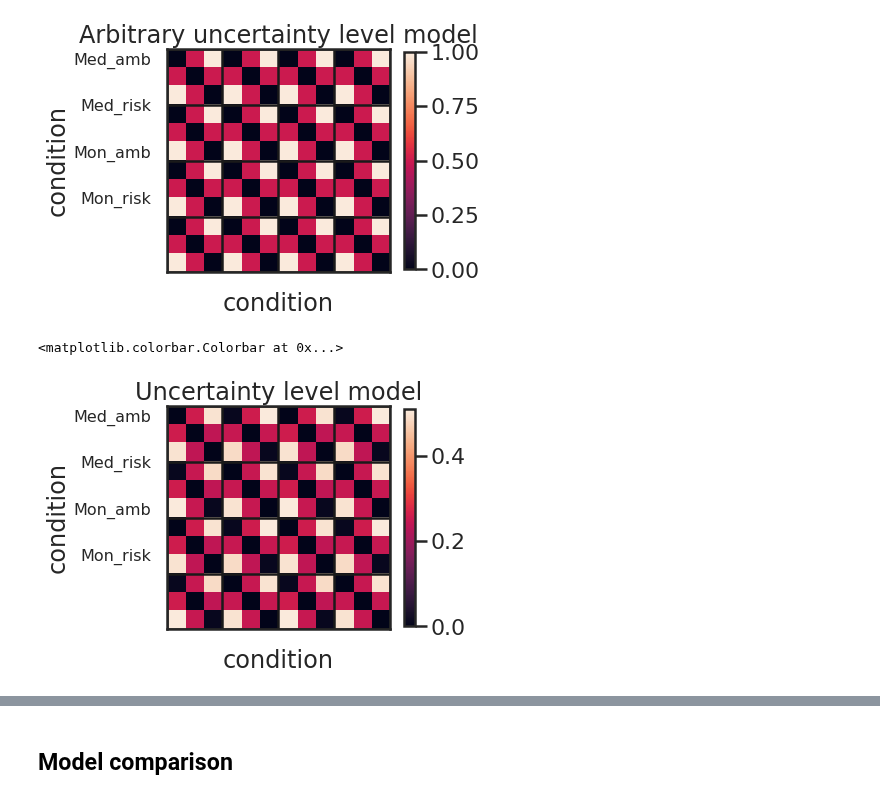
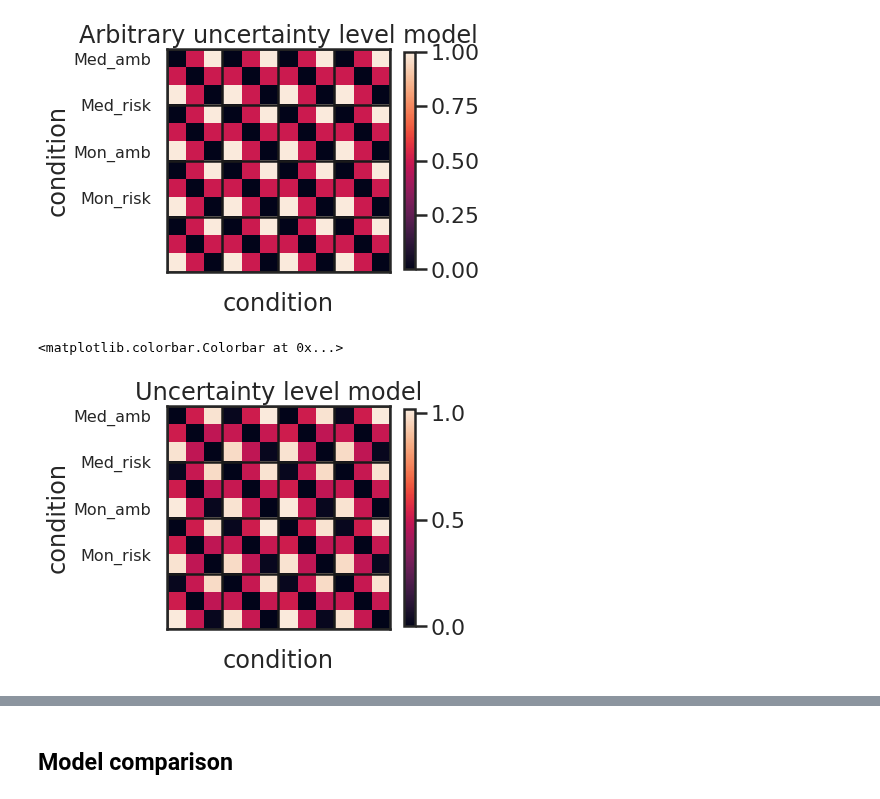
Before and after one commit to ruonanjia/mdm_imaging_analysis, a Jupyter notebook: mdm_uncert_rsa_model.ipynb, the cells around one changed output, grey strips where cells are left out. Drawn from its saved outputs; the diff is of its cells as text; code cells hidden in the pictures.

```diff
--- a/mdm_uncert_rsa_model.ipynb
+++ b/mdm_uncert_rsa_model.ipynb
@@ -176,28 +177,28 @@ f.colorbar(im0, ax=ax, shrink = 0.8)
 # %%
 # Model RDM uncertainty level difference
 mod_rdm_level = np.ones([12,12])
 
 level = np.array([0.24,0.50,0.74,0.25,0.50,0.75,
                   0.24,0.50,0.74,0.25,0.50,0.75])
 
 for i in range(len(level)):
     for j in range(len(level)):
-        mod_rdm_level[i, j] = abs(level[i] - level[j])
+        mod_rdm_level[i, j] = abs(level[i] - level[j])/0.5
 
 stim_cat = ['', 'Med_amb', 'Med_risk', 'Mon_amb', 'Mon_risk']
 fontdict = {'fontsize': 16}
 edges = np.array([0,3,6,9,12])-0.5
 
 f, ax = plt.subplots(1,1, figsize=(5, 5))
 im0 = ax.imshow(mod_rdm_level)
 ax.set_xticklabels([])
 ax.set_yticklabels(stim_cat, fontdict = fontdict)
 ax.set_title('Uncertainty level model')
 ax.set_xlabel('condition')
 ax.set_ylabel('condition')
 ax.vlines(edges,min(edges),max(edges))
 ax.hlines(edges,min(edges),max(edges))
 f.colorbar(im0, ax=ax, shrink = 0.8)
 # %% [output]
 <matplotlib.colorbar.Colorbar at 0x...>
-[figure, old version]
+[figure, new version]
```
Also changed, not shown: parts of 19 cells of this notebook.
